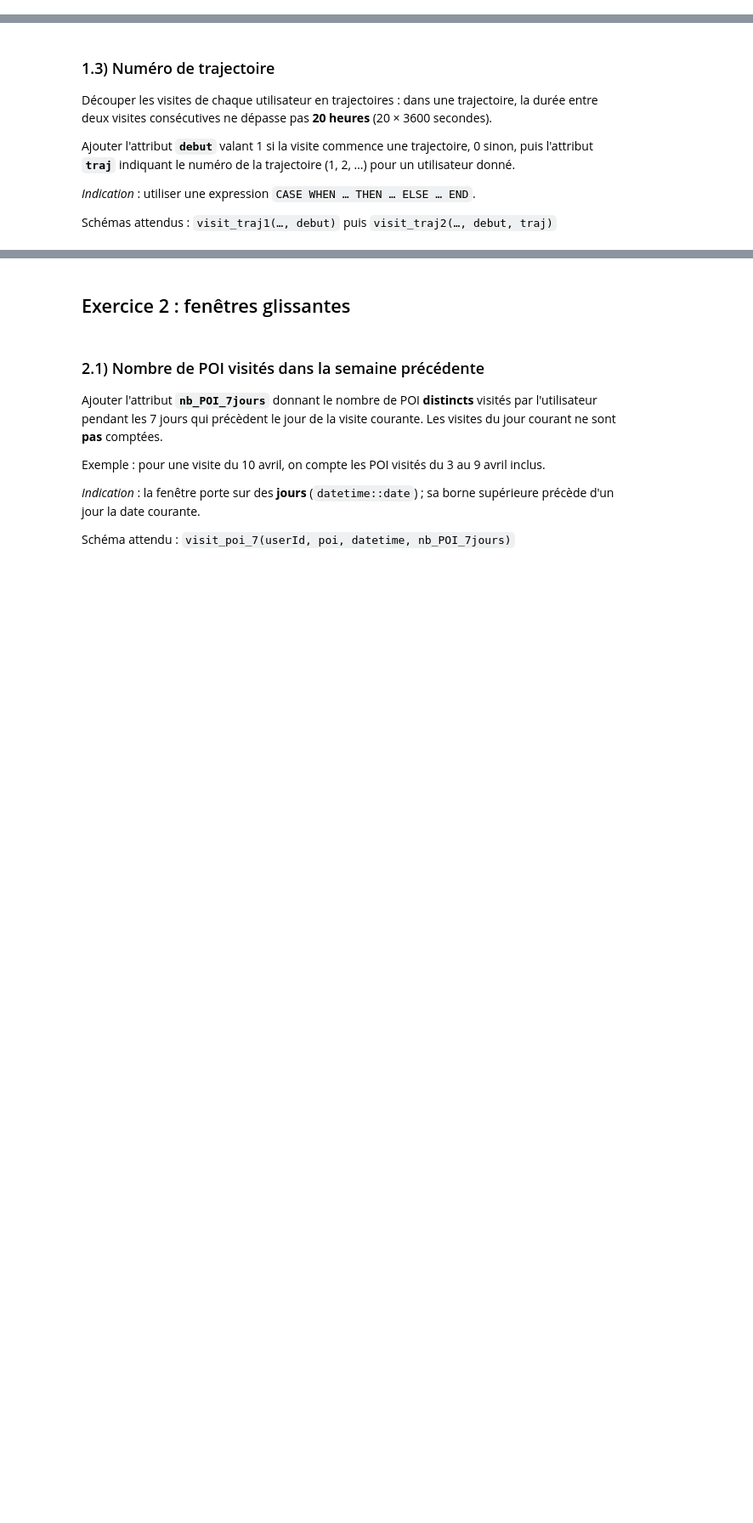
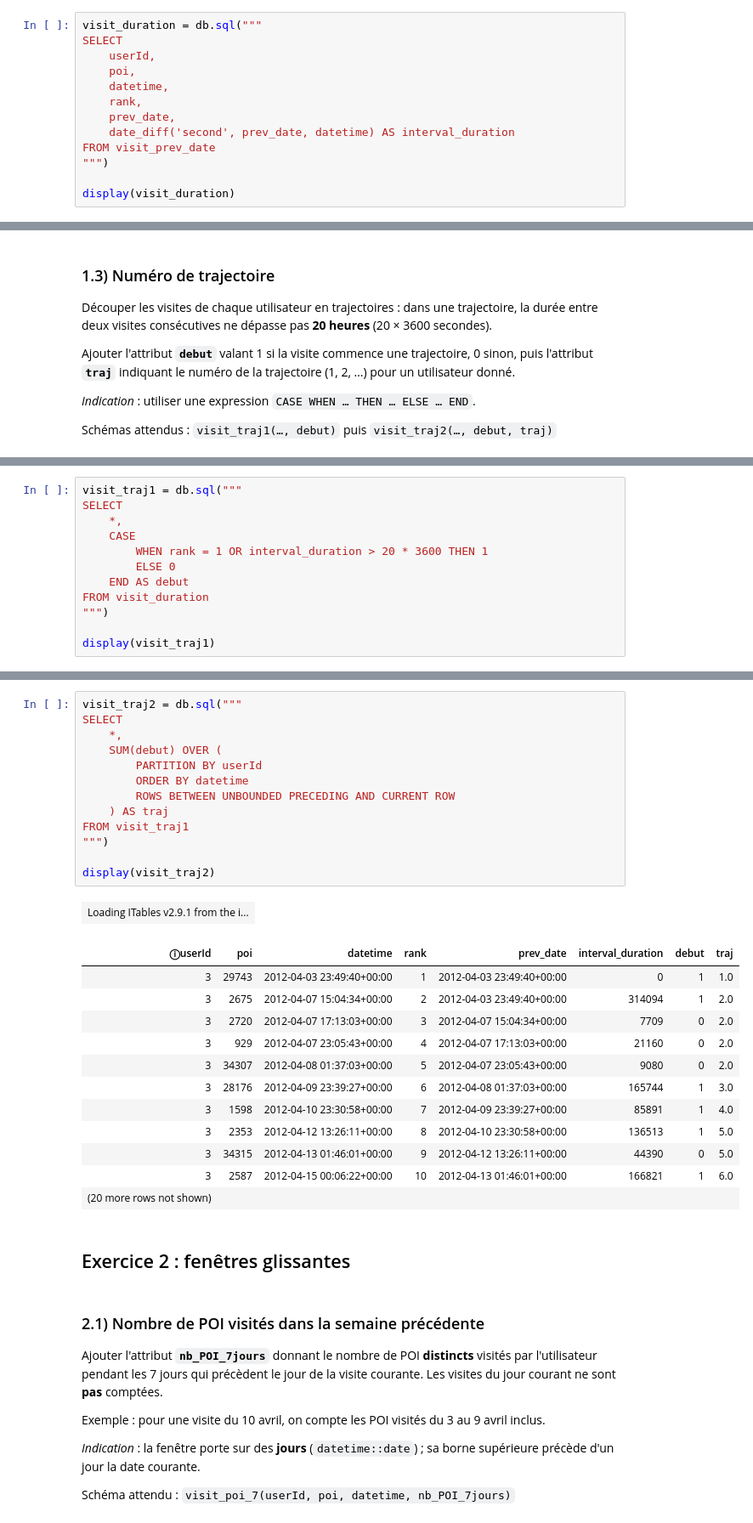
Before and after one commit to cwilson-su/Large-Scale-Data-Analytics-Labs, a Jupyter notebook: LAB2_2026_Fenetres_avec_duckdb.ipynb, the cells around one changed output, grey strips where cells are left out. Shown at 85% size. Drawn from its saved outputs; the diff is of its cells as text; blank space fills up the shorter version.

```diff
--- a/LAB2_2026_Fenetres_avec_duckdb.ipynb
+++ b/LAB2_2026_Fenetres_avec_duckdb.ipynb
@@ -1033,0 +1122,13 @@ display(visit_duration)
+# %%
+visit_duration = db.sql("""
+SELECT
+    userId,
+    poi,
+    datetime,
+    rank,
+    prev_date,
+    date_diff('second', prev_date, datetime) AS interval_duration
+FROM visit_prev_date
+""")
+
+display(visit_duration)
@@ -1055,0 +1161,12 @@ display(visit_traj2)
+# %%
+visit_traj1 = db.sql("""
+SELECT
+    *,
+    CASE
+        WHEN rank = 1 OR interval_duration > 20 * 3600 THEN 1
+        ELSE 0
+    END AS debut
+FROM visit_duration
+""")
+
+display(visit_traj1)
@@ -1056,3 +1187,30 @@ display(visit_traj2)
+# %%
+visit_traj2 = db.sql("""
+SELECT
+    *,
+    SUM(debut) OVER (
+        PARTITION BY userId
+        ORDER BY datetime
+        ROWS BETWEEN UNBOUNDED PRECEDING AND CURRENT ROW
+    ) AS traj
+FROM visit_traj1
+""")
+
+display(visit_traj2)
+# %% [output]
+| Loading ITables v2.9.1 from the i... |
+| ⓘuserId | poi | datetime | rank | prev_date | interval_duration | debut | traj |
+| 3 | 29743 | 2012-04-03 23:49:40+00:00 | 1 | 2012-04-03 23:49:40+00:00 | 0 | 1 | 1.0 |
+| 3 | 2675 | 2012-04-07 15:04:34+00:00 | 2 | 2012-04-03 23:49:40+00:00 | 314094 | 1 | 2.0 |
+| 3 | 2720 | 2012-04-07 17:13:03+00:00 | 3 | 2012-04-07 15:04:34+00:00 | 7709 | 0 | 2.0 |
+| 3 | 929 | 2012-04-07 23:05:43+00:00 | 4 | 2012-04-07 17:13:03+00:00 | 21160 | 0 | 2.0 |
+| 3 | 34307 | 2012-04-08 01:37:03+00:00 | 5 | 2012-04-07 23:05:43+00:00 | 9080 | 0 | 2.0 |
+| 3 | 28176 | 2012-04-09 23:39:27+00:00 | 6 | 2012-04-08 01:37:03+00:00 | 165744 | 1 | 3.0 |
+| 3 | 1598 | 2012-04-10 23:30:58+00:00 | 7 | 2012-04-09 23:39:27+00:00 | 85891 | 1 | 4.0 |
+| 3 | 2353 | 2012-04-12 13:26:11+00:00 | 8 | 2012-04-10 23:30:58+00:00 | 136513 | 1 | 5.0 |
+| 3 | 34315 | 2012-04-13 01:46:01+00:00 | 9 | 2012-04-12 13:26:11+00:00 | 44390 | 0 | 5.0 |
+| 3 | 2587 | 2012-04-15 00:06:22+00:00 | 10 | 2012-04-13 01:46:01+00:00 | 166821 | 1 | 6.0 |
+| (20 more rows not shown) |  |  |  |  |  |  |  |
 # %% [markdown]
 ## Exercice 2 : fenêtres glissantes
 # %% [markdown]
```
Also changed, not shown: parts of 13 cells of this notebook.
